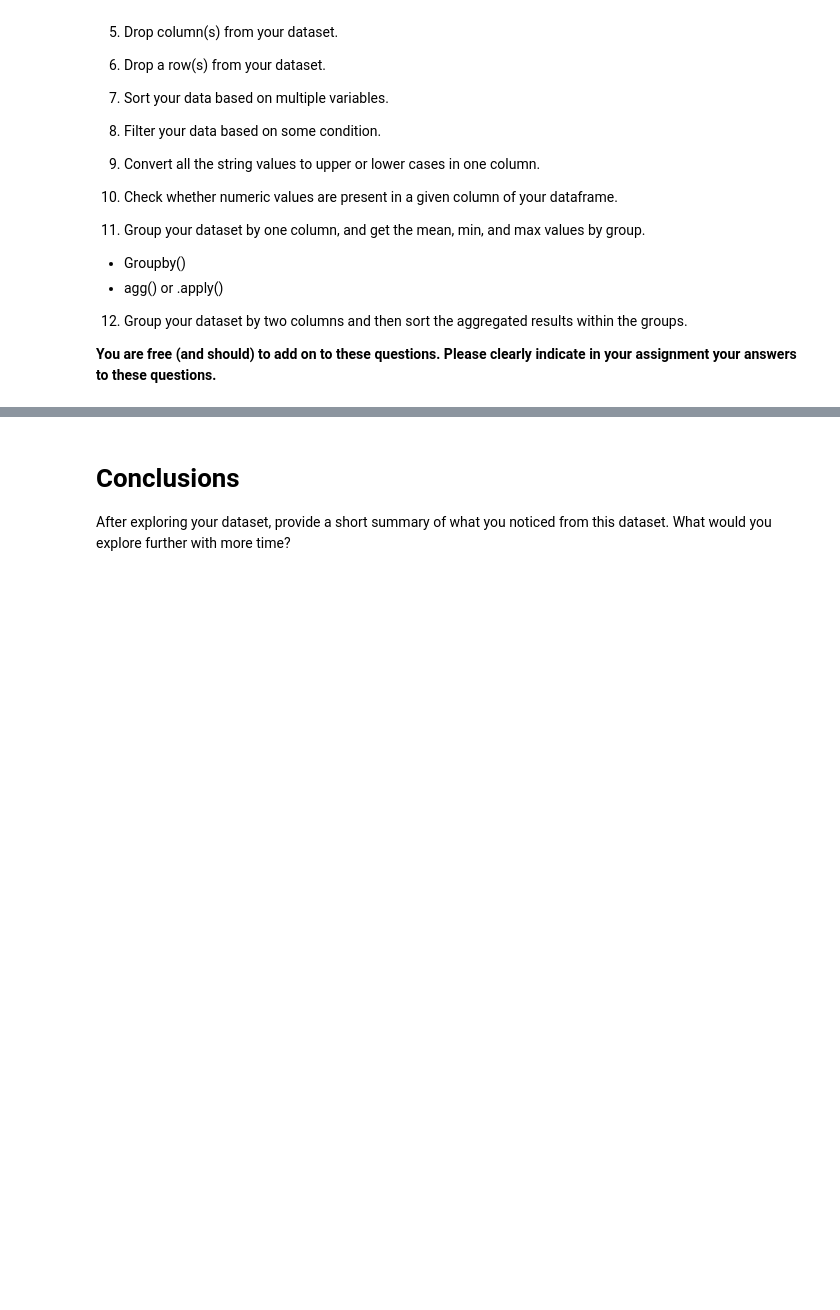
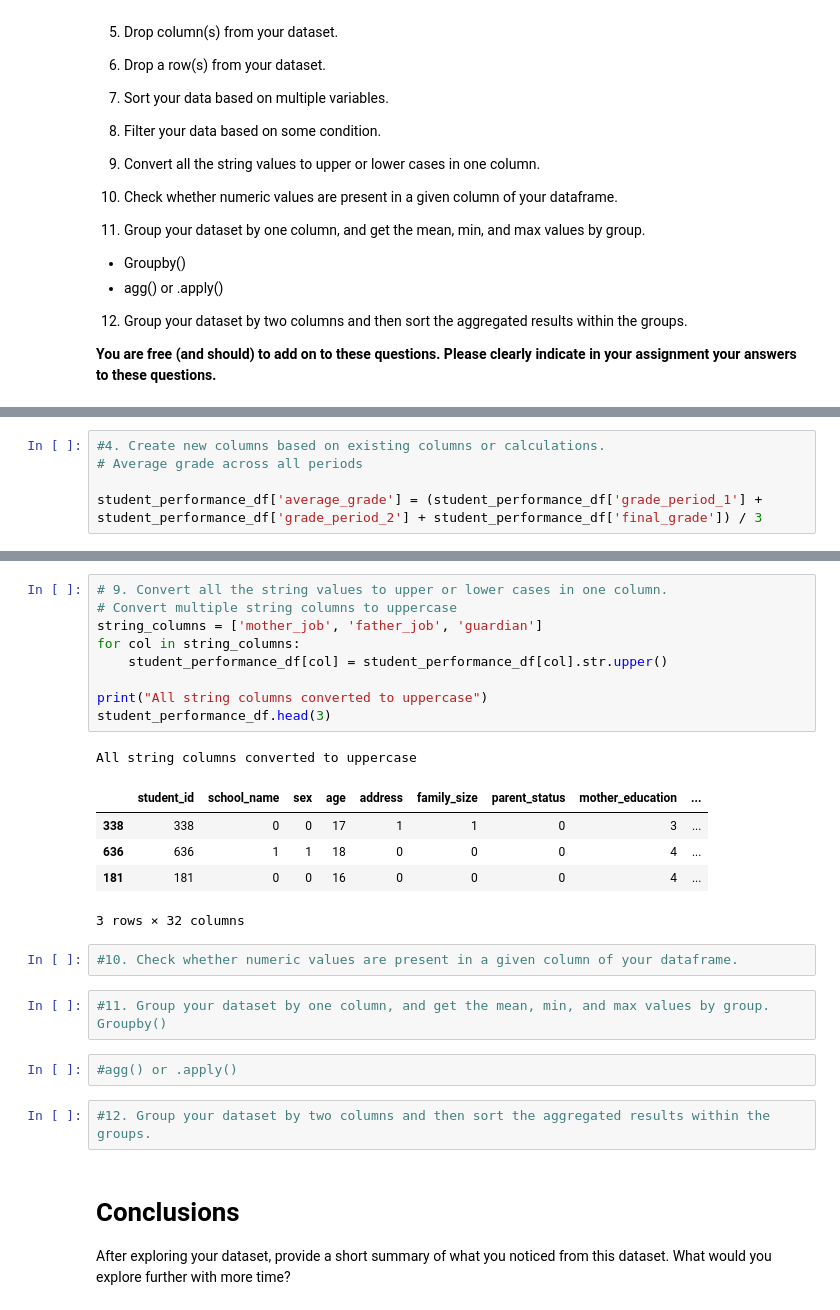
Before and after one commit to mehreengillani/Data602, a Jupyter notebook: 07_assignment.ipynb, the cells around one changed output, grey strips where cells are left out. Saved outputs shown, nothing was run; the diff lists cells and outputs as text; blank space fills up the shorter version.

```diff
--- a/07_assignment.ipynb
+++ b/07_assignment.ipynb
@@ -167,0 +381,5 @@ Create a subset of your original data and perform the following.
+# %%
+#4. Create new columns based on existing columns or calculations.
+# Average grade across all periods
+
+student_performance_df['average_grade'] = (student_performance_df['grade_period_1'] + student_performance_df['grade_period_2'] + student_performance_df['final_grade']) / 3
@@ -168,3 +503,27 @@ Create a subset of your original data and perform the following.
+# %%
+# 9. Convert all the string values to upper or lower cases in one column.
+# Convert multiple string columns to uppercase
+string_columns = ['mother_job', 'father_job', 'guardian']
+for col in string_columns:
+    student_performance_df[col] = student_performance_df[col].str.upper()
+
+print("All string columns converted to uppercase")
+student_performance_df.head(3)
+# %% [output]
+All string columns converted to uppercase
+|  | student_id | school_name | sex | age | address | family_size | parent_status | mother_education | ... |
+| 338 | 338 | 0 | 0 | 17 | 1 | 1 | 0 | 3 | ... |
+| 636 | 636 | 1 | 1 | 18 | 0 | 0 | 0 | 4 | ... |
+| 181 | 181 | 0 | 0 | 16 | 0 | 0 | 0 | 4 | ... |
+3 rows × 32 columns
+# %%
+#10. Check whether numeric values are present in a given column of your dataframe.
+# %%
+#11. Group your dataset by one column, and get the mean, min, and max values by group. Groupby()
+# %%
+#agg() or .apply()
+# %%
+#12. Group your dataset by two columns and then sort the aggregated results within the groups.
 # %% [markdown]
 # Conclusions
 
```
Also changed, not shown: parts of 21 cells of this notebook.
